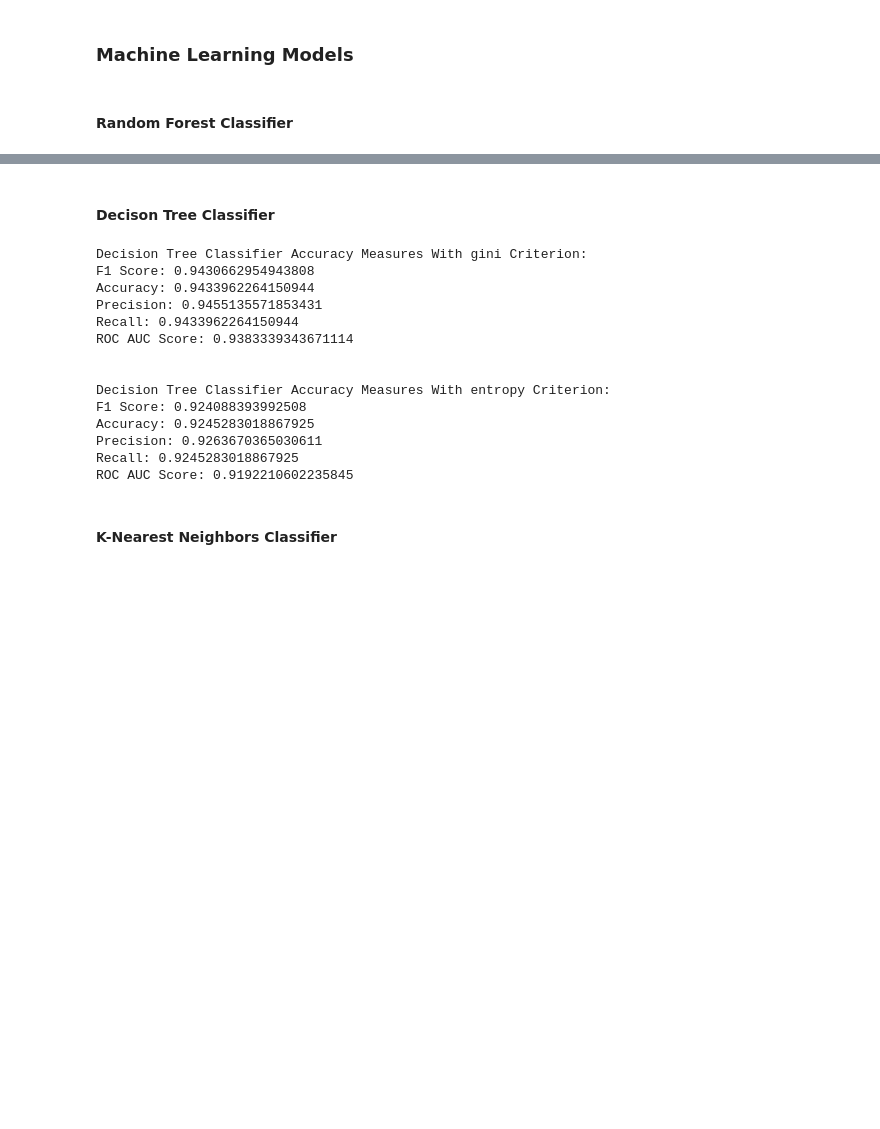
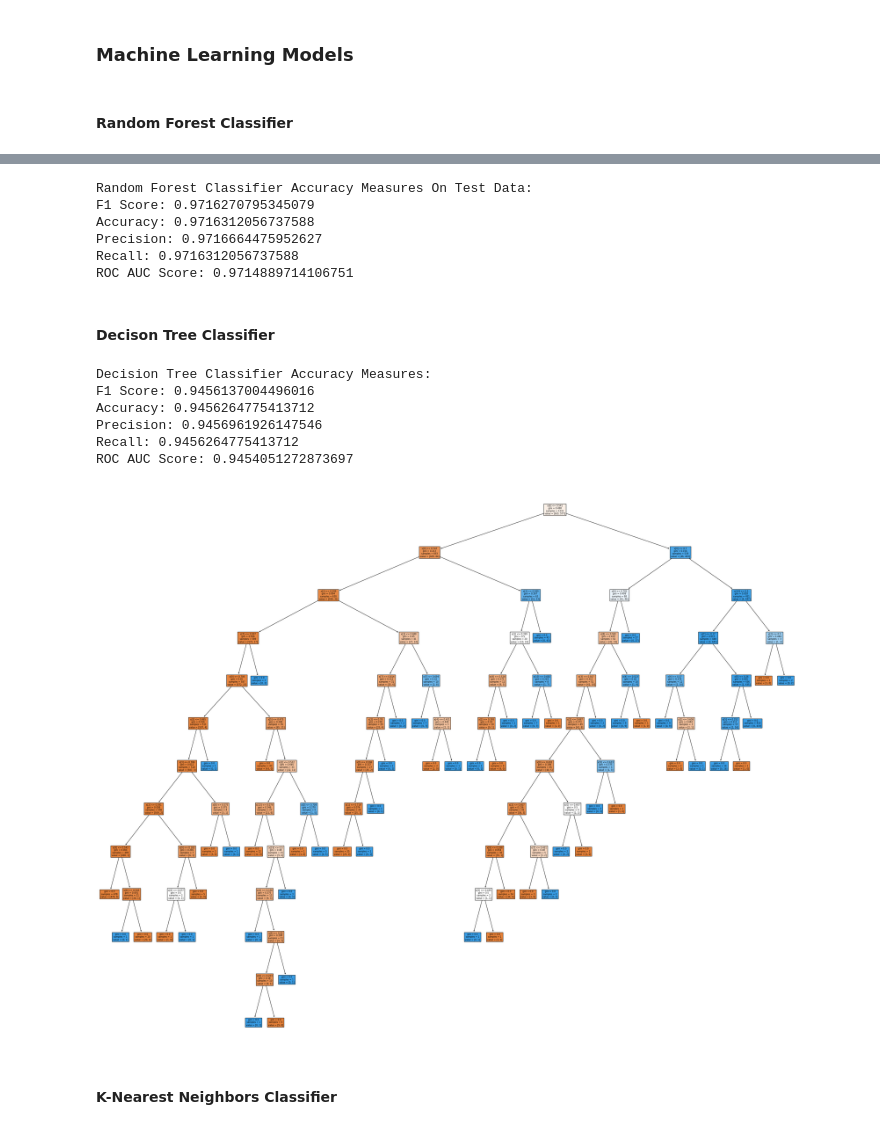
Before and after one commit to tasinms/Movie-Box-Office-Prediction, a Jupyter notebook: DataPrediction.ipynb, the cells around one changed output, grey strips where cells are left out. Drawn from its saved outputs; the diff is of its cells as text; code cells hidden in the pictures; blank space fills up the shorter version.

```diff
--- a/DataPrediction.ipynb
+++ b/DataPrediction.ipynb
@@ -118,3 +100,23 @@ ROC AUC Score: 0.9489722322394518
+# %%
+randomForestClassifier = RandomForestClassifier(n_estimators=100, random_state=42)
+
+randomForestClassifier.fit(XTrain, YTrain)
+
+YTestPredRF = randomForestClassifier.predict(XTest)
+
+print(f"Random Forest Classifier Accuracy Measures On Test Data:")
+print(f"F1 Score: {f1_score(YTest, YTestPredRF, average='weighted')}")
+print(f"Accuracy: {accuracy_score(YTest, YTestPredRF)}")
+print(f"Precision: {precision_score(YTest, YTestPredRF, average='weighted')}")
+print(f"Recall: {recall_score(YTest, YTestPredRF, average='weighted')}")
+print(f"ROC AUC Score: {roc_auc_score(YTest, YTestPredRF)}")
+# %% [output]
+Random Forest Classifier Accuracy Measures On Test Data:
+F1 Score: 0.9716270795345079
+Accuracy: 0.9716312056737588
+Precision: 0.9716664475952627
+Recall: 0.9716312056737588
+ROC AUC Score: 0.9714889714106751
 # %% [markdown]
 #### Decison Tree Classifier
 # %%
@@ -136,21 +138,36 @@ for criterion in criterions:
     print(f"Recall: {recall_score(YVal, YValPredDT, average='weighted')}")
     print(f"ROC AUC Score: {roc_auc_score(YVal, YValPredDT)}")
     print('\n')
-# %% [output]
-Decision Tree Classifier Accuracy Measures With gini Criterion:
-F1 Score: 0.9430662954943808
-Accuracy: 0.9433962264150944
-Precision: 0.9455135571853431
-Recall: 0.9433962264150944
-ROC AUC Score: 0.9383339343671114
-
-
-Decision Tree Classifier Accuracy Measures With entropy Criterion:
-F1 Score: 0.924088393992508
-Accuracy: 0.9245283018867925
-Precision: 0.9263670365030611
-Recall: 0.9245283018867925
-ROC AUC Score: 0.9192210602235845
+# %%
+import matplotlib.pyplot as plt
+from sklearn.tree import plot_tree
+
+decisionTreeClassifier = DecisionTreeClassifier(criterion='gini')
+
+decisionTreeClassifier.fit(XTrain, YTrain)
+
+YTestPredDT = decisionTreeClassifier.predict(XTest)
+
+print(f"Decision Tree Classifier Accuracy Measures: ")
+print(f"F1 Score: {f1_score(YTest, YTestPredDT, average='weighted')}")
+print(f"Accuracy: {accuracy_score(YTest, YTestPredDT)}")
+print(f"Precision: {precision_score(YTest, YTestPredDT, average='weighted')}")
+print(f"Recall: {recall_score(YTest, YTestPredDT, average='weighted')}")
+print(f"ROC AUC Score: {roc_auc_score(YTest, YTestPredDT)}")
+
+
+# Plot The Decision Tree
+plt.figure(figsize=(40, 32))
+plot_tree(decisionTreeClassifier, filled=True)
+plt.show()
+# %% [output]
+Decision Tree Classifier Accuracy Measures:
+F1 Score: 0.9456137004496016
+Accuracy: 0.9456264775413712
+Precision: 0.9456961926147546
+Recall: 0.9456264775413712
+ROC AUC Score: 0.9454051272873697
+[figure, added]
 # %% [markdown]
 #### K-Nearest Neighbors Classifier
 # %%
```
Also changed, not shown: parts of 22 cells of this notebook, 5 other files.
